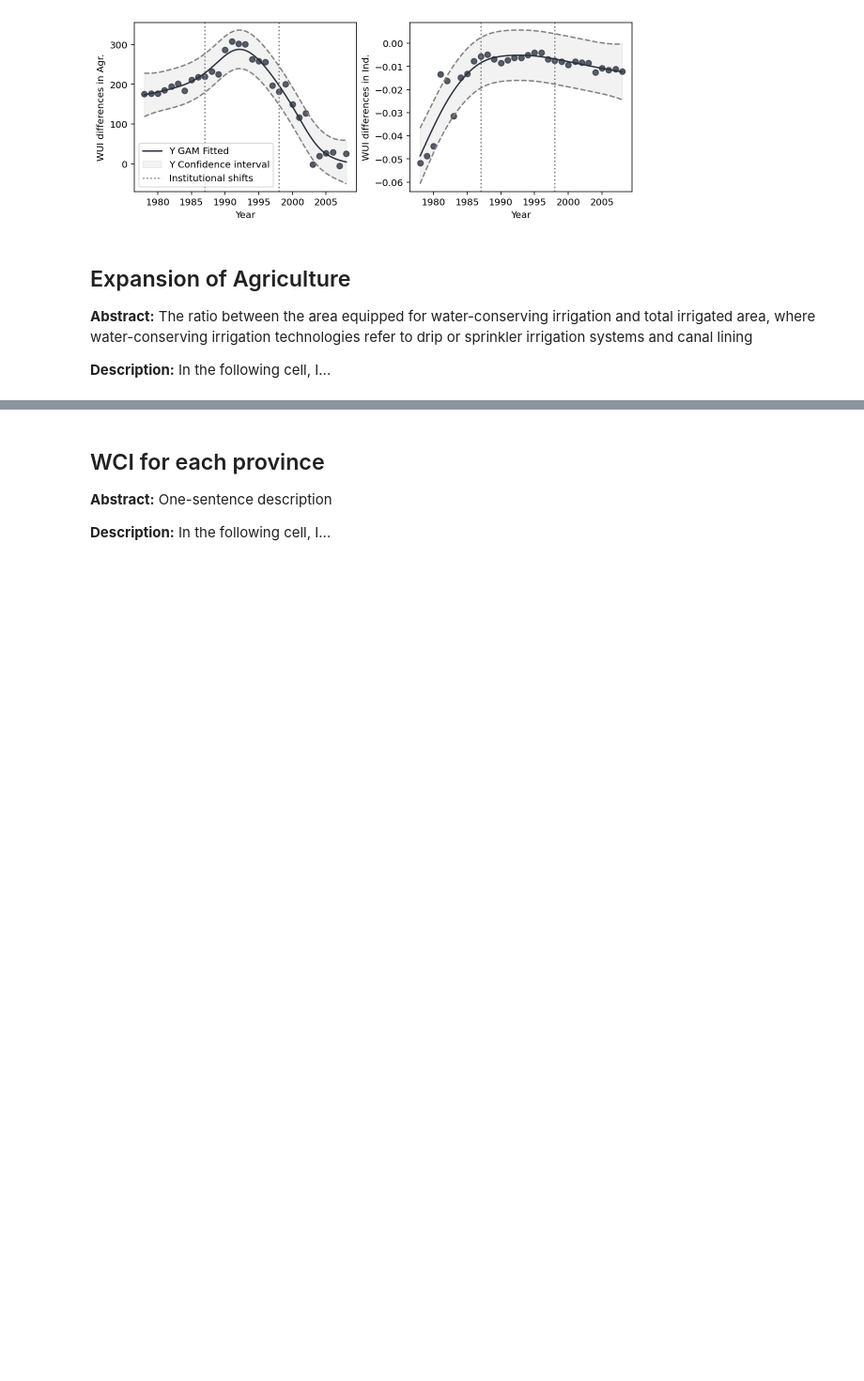
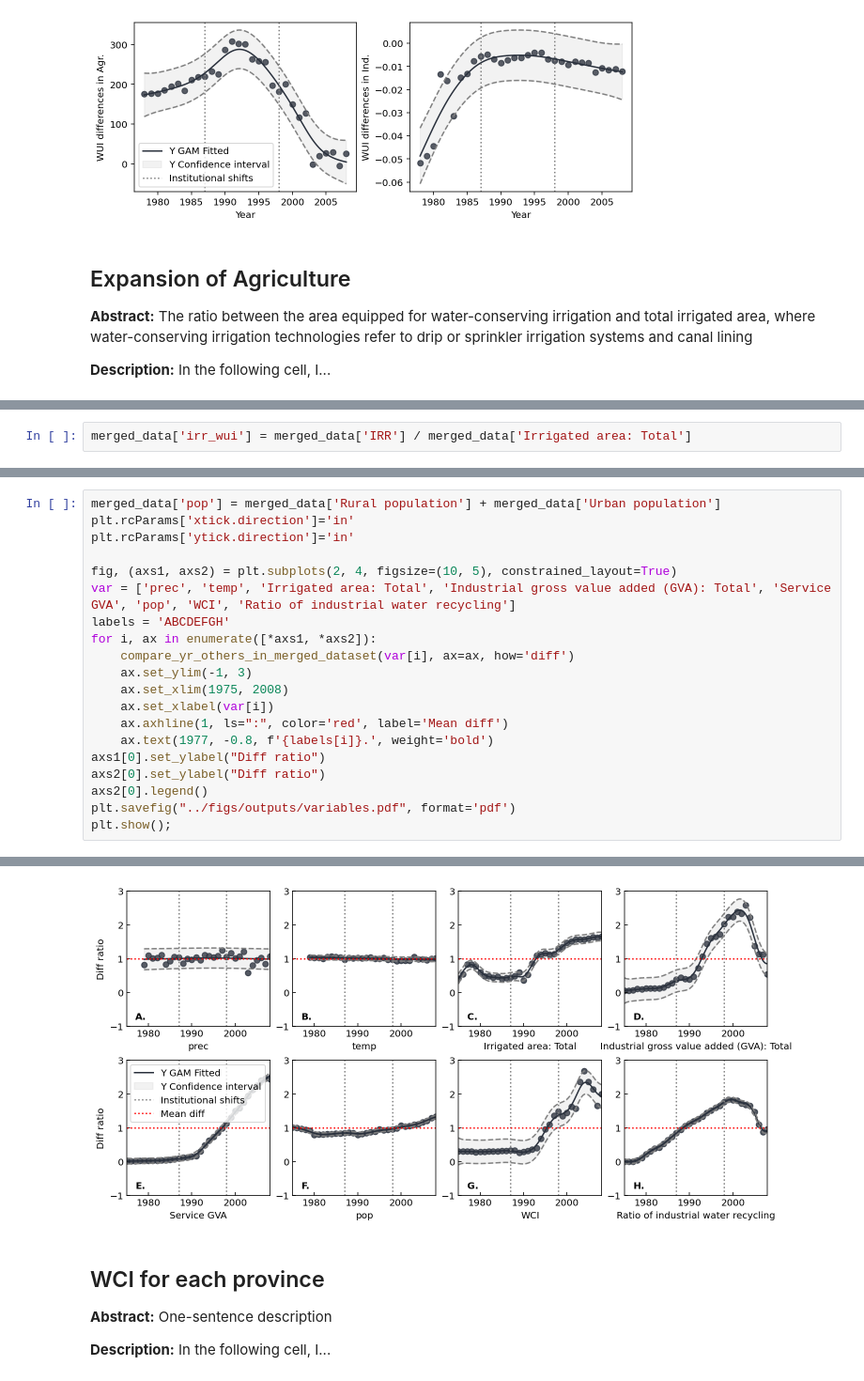
Before and after one commit to SongshGeo/Water-Allocation-Institution, a Jupyter notebook: notebooks/Appendix_S3.ipynb, the cells around one changed output, grey strips where cells are left out. Shown at 94% size. Saved outputs shown, nothing was run; the diff lists cells and outputs as text; blank space fills up the shorter version.

```diff
--- a/notebooks/Appendix_S3.ipynb
+++ b/notebooks/Appendix_S3.ipynb
@@ -188,0 +199,2 @@ plt.show();
+# %%
+merged_data['irr_wui'] = merged_data['IRR'] / merged_data['Irrigated area: Total']
@@ -272,0 +251,21 @@ exp98.panel_plots()
+# %%
+merged_data['pop'] = merged_data['Rural population'] + merged_data['Urban population']
+plt.rcParams['xtick.direction']='in'
+plt.rcParams['ytick.direction']='in'
+
+fig, (axs1, axs2) = plt.subplots(2, 4, figsize=(10, 5), constrained_layout=True)
+var = ['prec', 'temp', 'Irrigated area: Total', 'Industrial gross value added (GVA): Total', 'Service GVA', 'pop', 'WCI', 'Ratio of industrial water recycling']
+labels = 'ABCDEFGH'
+for i, ax in enumerate([*axs1, *axs2]):
+    compare_yr_others_in_merged_dataset(var[i], ax=ax, how='diff')
+    ax.set_ylim(-1, 3)
+    ax.set_xlim(1975, 2008)
+    ax.set_xlabel(var[i])
+    ax.axhline(1, ls=":", color='red', label='Mean diff')
+    ax.text(1977, -0.8, f'{labels[i]}.', weight='bold')
+axs1[0].set_ylabel("Diff ratio")
+axs2[0].set_ylabel("Diff ratio")
+axs2[0].legend()
+plt.savefig("../figs/outputs/variables.pdf", format='pdf')
+plt.show();
+# %% [output]
@@ -273,3 +280,4 @@ exp98.panel_plots()
+[figure, added]
 # %% [markdown]
 ## WCI for each province
 
```
Also changed, not shown: parts of 13 cells of this notebook, 16 other files.
